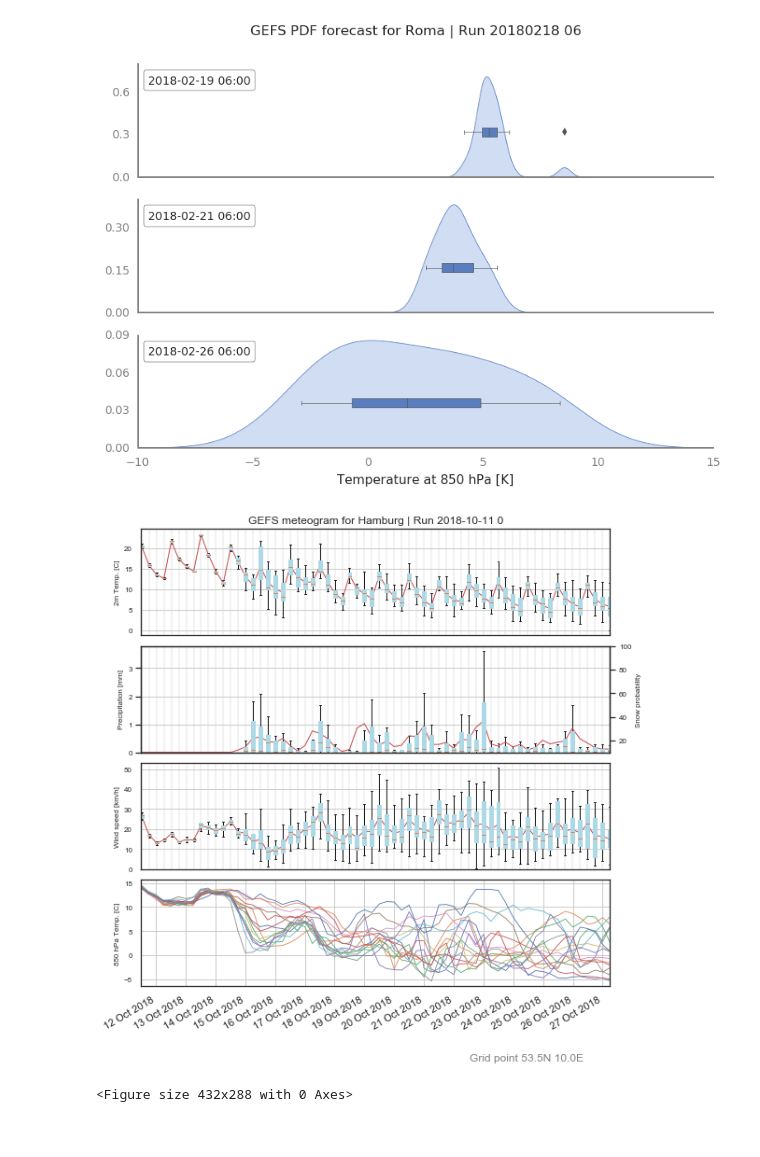
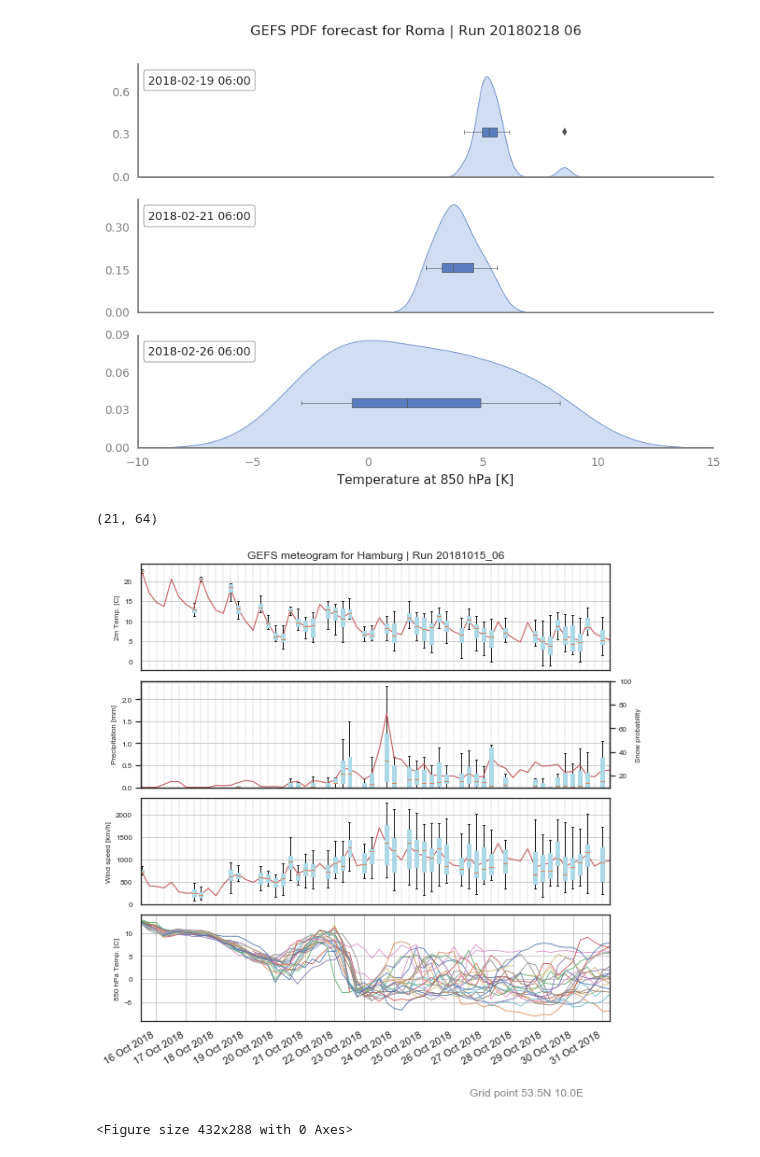
Before and after one commit to guidocioni/gens, a Jupyter notebook: plot_gefs.ipynb, the cells around one changed output. Cells and saved outputs as stored; diff of their text form; code cells hidden in the pictures.

Commit message:
Preliminary version using xarray instead than merging manually. This should avoid any conflict on oddly shaped data. Still needs to be further tested

```diff
--- a/plot_gefs.ipynb
+++ b/plot_gefs.ipynb
@@ -19,3 +20,27 @@ from matplotlib.dates import  DateFormatter
+# %%
+# New method to read the files using concatenation
+diri='/scratch/local1/m300382/gens/grib/'
+diri_images='/scratch/local1/m300382/gens/'
+cities = ["Hamburg"]
+
+fileslist=sorted(glob(diri+"*.nc"))
+datasets = [xr.open_dataset(files) for files in fileslist]
+# Merging should take care automatically of solving every conflict in the dimensions
+merged = xr.concat(datasets, 'ens_member')
+
+# Need to find a way to do this slicing using dimension names...
+t_2m=merged['2t'][:,:,0,:,:]-273.15
+t_850hpa=merged['t'][:,:,0,:,:]-273.15
+tot_prec=merged['tp'][:]
+snow=merged['csnow'][:]
+wind_speed_10m=(merged['10u'][:,:,0,:,:]**2+merged['10v'][:,:,0,:,:]**2)**(0.5)
+
+n_pert=merged['ens_member'].values
+
+wind_speed_10m=3.6*wind_speed_10m
+lon=np.where(merged['lon'][:] >=180,merged['lon'][:]-360, merged['lon'][:] )
+lat=merged['lat'].values
+dtime = merged['time'].values
 # %%
 diri='/scratch/local1/m300382/gens/grib/'
 diri_images='/scratch/local1/m300382/gens/'
@@ -153,9 +178,10 @@ for row in rows:
         ax2.set_xlabel('Temperature at 850 hPa [C]')
 # %% [output]
 [figure]
-# %%
-time=pd.to_datetime(dtime)
-pos = np.array((time-time[0]) / pd.Timedelta('1 hour')).astype("int")
+# %%
+t_2m_point['Hamburg'].shape
+# %% [output]
+(21, 64)
 # %%
 nrows=4
 ncols=1
@@ -171,9 +197,9 @@ for city_to_plot in cities:
 
     fig = plt.figure(1, figsize=(9,10))
     ax1=plt.subplot2grid((nrows,ncols), (0,0))
-    ax1.set_title("GEFS meteogram for "+city_to_plot+" | Run "+time_var.units[12:24])
+    ax1.set_title("GEFS meteogram for "+city_to_plot+" | Run "+fileslist[0][fileslist[0].find('_2')+1:fileslist[0].find('_00')])
 
-    bplot=ax1.boxplot(t_2m_point[city_to_plot], patch_artist=True,
+    bplot=ax1.boxplot(t_2m_point[city_to_plot].T, patch_artist=True,
                       showfliers=False, positions=pos, widths=3)
     for box in bplot['boxes']:
         box.set(color='LightBlue')
@@ -187,7 +213,7 @@ for city_to_plot in cities:
     ax1.tick_params(axis='x', which='both', bottom=False)
 
     ax2=plt.subplot2grid((nrows,ncols), (1,0))
-    bplot_rain=ax2.boxplot(tot_prec_point[city_to_plot], patch_artist=True,
+    bplot_rain=ax2.boxplot(tot_prec_point[city_to_plot].T, patch_artist=True,
                       showfliers=False, positions=pos, widths=3)
     for box in bplot_rain['boxes']:
         box.set(color='LightBlue')
@@ -206,36 +232,36 @@ for city_to_plot in cities:
     ax2b.tick_params(axis='y', which='major', labelsize=8)
 
     ax3=plt.subplot2grid((nrows,ncols), (2,0))
-    bplot_wind=ax3.boxplot(wind_speed_10m_point[city_to_plot], patch_artist=True,
+    bplot_wind=ax3.boxplot(wind_speed_10m_point[city_to_plot].T, patch_artist=True,
                       showfliers=False, positions=pos, widths=3)
     for box in bplot_wind['boxes']:
         box.set(color='LightBlue')
         box.set(facecolor='LightBlue')
     ax3.plot(pos, np.mean(wind_speed_10m_point[city_to_plot], axis=0), 'r-', linewidth=1)
 
     ax3.yaxis.grid(True)
     ax3.set_ylabel("Wind speed [km/h]",fontsize=8)
     ax3.tick_params(axis='y', which='major', labelsize=8)
     ax3.set_ylim(bottom=0)
     ax3.xaxis.grid(True, color='gray', linewidth=0.2)
 
     ax4=plt.subplot2grid((nrows,ncols), (3,0))
     ax4.plot_date(time, t_850hpa_point[city_to_plot][:,:].T, '-',linewidth=0.8)
     ax4.set_xlim(dtime[0],dtime[-1])
     ax4.set_ylabel("850 hPa Temp. [C]",fontsize=8)
     ax4.tick_params(axis='y', which='major', labelsize=8)
     ax4.yaxis.grid(True)
     ax4.xaxis.grid(True)
     ax4.xaxis.set_major_locator(mdates.DayLocator())
     ax4.xaxis.set_major_formatter(DateFormatter('%d %b %Y'))
 
     ax4.annotate('Grid point %3.1fN %3.1fE' % (lat[ilat], lon[ilon]), xy=(0.7, -0.7), xycoords='axes fraction', color="gray")
 
     fig.subplots_adjust(hspace=0.1)
     fig.autofmt_xdate()
 #     plt.savefig(diri_images+"meteogram_"+city_to_plot, dpi=150, bbox_inches='tight')
     plt.show()
     plt.clf()
 # %% [output]
-[figure, old version]
+[figure, new version]
 <Figure size 432x288 with 0 Axes>
```
Also changed, not shown: parts of 1 cell of this notebook, 2 other files.
